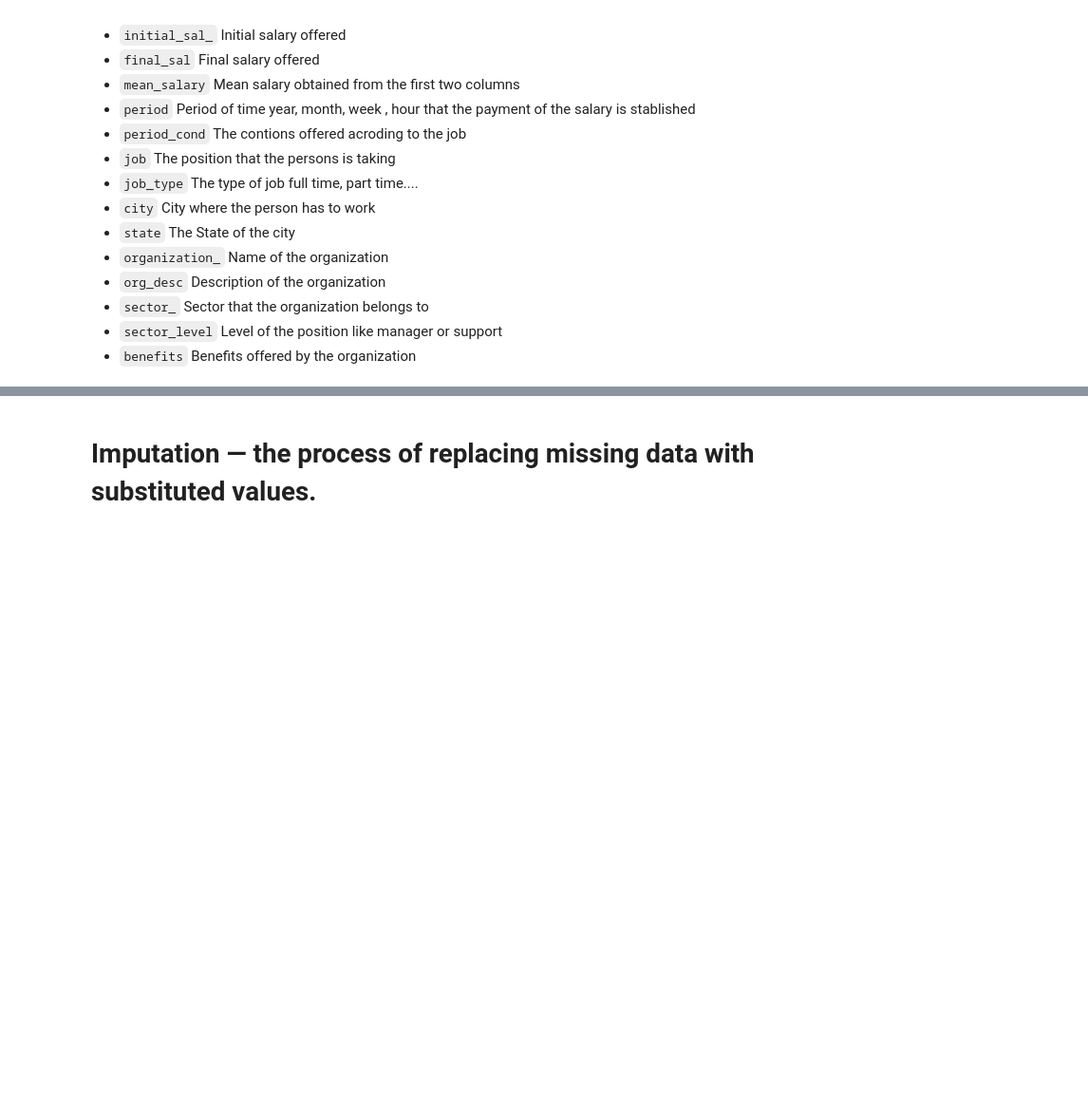
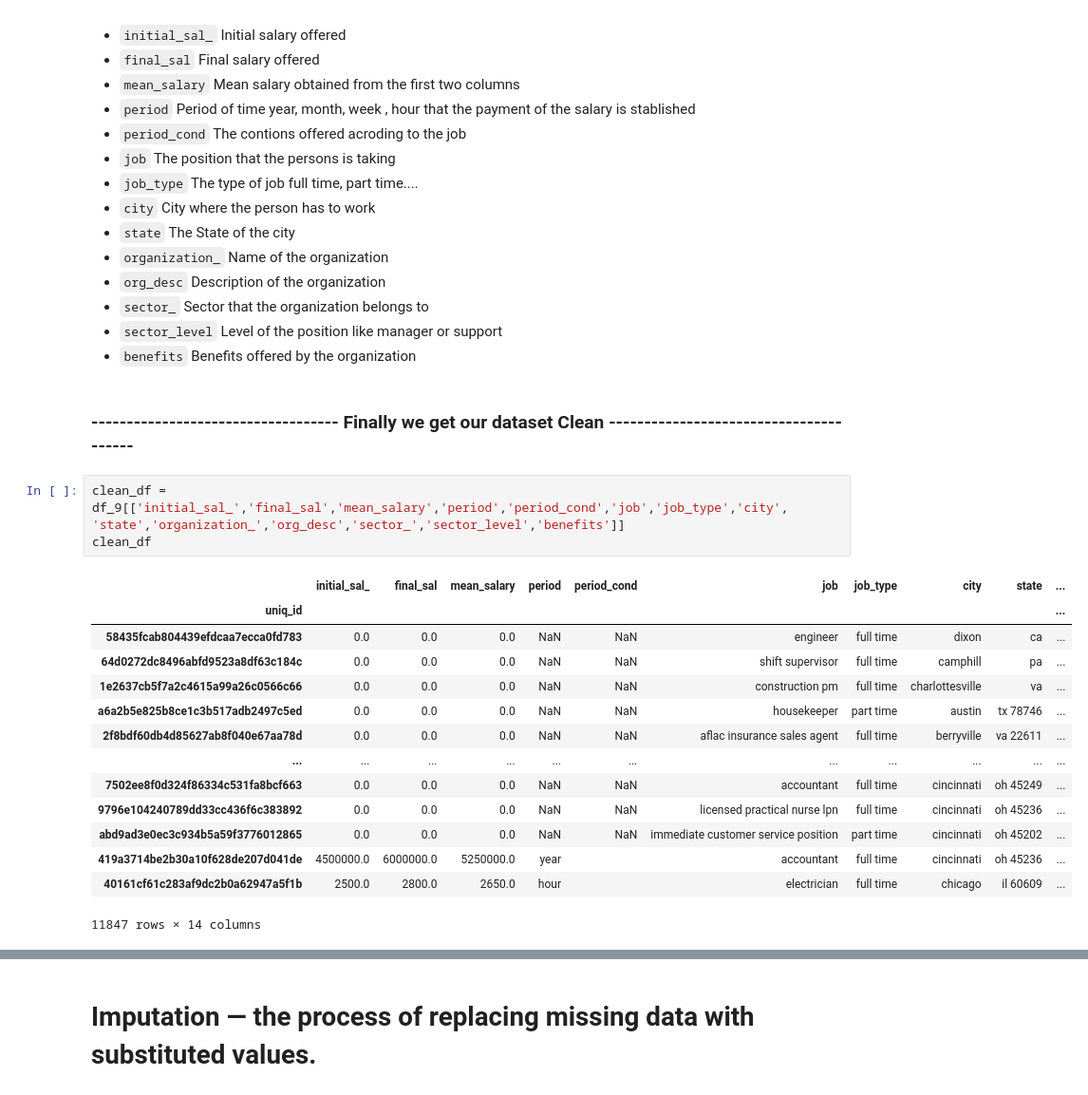
Before and after one commit to yohan-alfonso/Data_Cleansing_with_Python, a Jupyter notebook: main.ipynb, the cells around one changed output, grey strips where cells are left out. Shown at 95% size. Cells and saved outputs as stored; diff of their text form; blank space fills up the shorter version.

Commit message:
dataset clean to imputation

```diff
--- a/main.ipynb
+++ b/main.ipynb
@@ -946,3 +922,23 @@ Now that the dataset is clean in structure and data we have to make an inputatio
 - `sector_`	    Sector that the organization belongs to
 - `sector_level`	Level of the position like manager or support
 - `benefits`	    Benefits offered by the organization
+# %% [markdown]
+### -----------------------------------  Finally we get our dataset Clean ---------------------------------------
+# %%
+clean_df = df_9[['initial_sal_','final_sal','mean_salary','period','period_cond','job','job_type','city', 'state','organization_','org_desc','sector_','sector_level','benefits']]
+clean_df
+# %% [output]
+|  | initial_sal_ | final_sal | mean_salary | period | period_cond | job | job_type | city | state | ... |
+| uniq_id |  |  |  |  |  |  |  |  |  | ... |
+| 58435fcab804439efdcaa7ecca0fd783 | 0.0 | 0.0 | 0.0 | NaN | NaN | engineer | full time | dixon | ca | ... |
+| 64d0272dc8496abfd9523a8df63c184c | 0.0 | 0.0 | 0.0 | NaN | NaN | shift supervisor | full time | camphill | pa | ... |
+| 1e2637cb5f7a2c4615a99a26c0566c66 | 0.0 | 0.0 | 0.0 | NaN | NaN | construction pm | full time | charlottesville | va | ... |
+| a6a2b5e825b8ce1c3b517adb2497c5ed | 0.0 | 0.0 | 0.0 | NaN | NaN | housekeeper | part time | austin | tx 78746 | ... |
+| 2f8bdf60db4d85627ab8f040e67aa78d | 0.0 | 0.0 | 0.0 | NaN | NaN | aflac insurance sales agent | full time | berryville | va 22611 | ... |
+| ... | ... | ... | ... | ... | ... | ... | ... | ... | ... | ... |
+| 7502ee8f0d324f86334c531fa8bcf663 | 0.0 | 0.0 | 0.0 | NaN | NaN | accountant | full time | cincinnati | oh 45249 | ... |
+| 9796e104240789dd33cc436f6c383892 | 0.0 | 0.0 | 0.0 | NaN | NaN | licensed practical nurse lpn | full time | cincinnati | oh 45236 | ... |
+| abd9ad3e0ec3c934b5a59f3776012865 | 0.0 | 0.0 | 0.0 | NaN | NaN | immediate customer service position | part time | cincinnati | oh 45202 | ... |
+| 419a3714be2b30a10f628de207d041de | 4500000.0 | 6000000.0 | 5250000.0 | year |  | accountant | full time | cincinnati | oh 45236 | ... |
+| 40161cf61c283af9dc2b0a62947a5f1b | 2500.0 | 2800.0 | 2650.0 | hour |  | electrician | full time | chicago | il 60609 | ... |
+11847 rows × 14 columns
```
Also changed, not shown: parts of 22 cells of this notebook, 1 other file.
